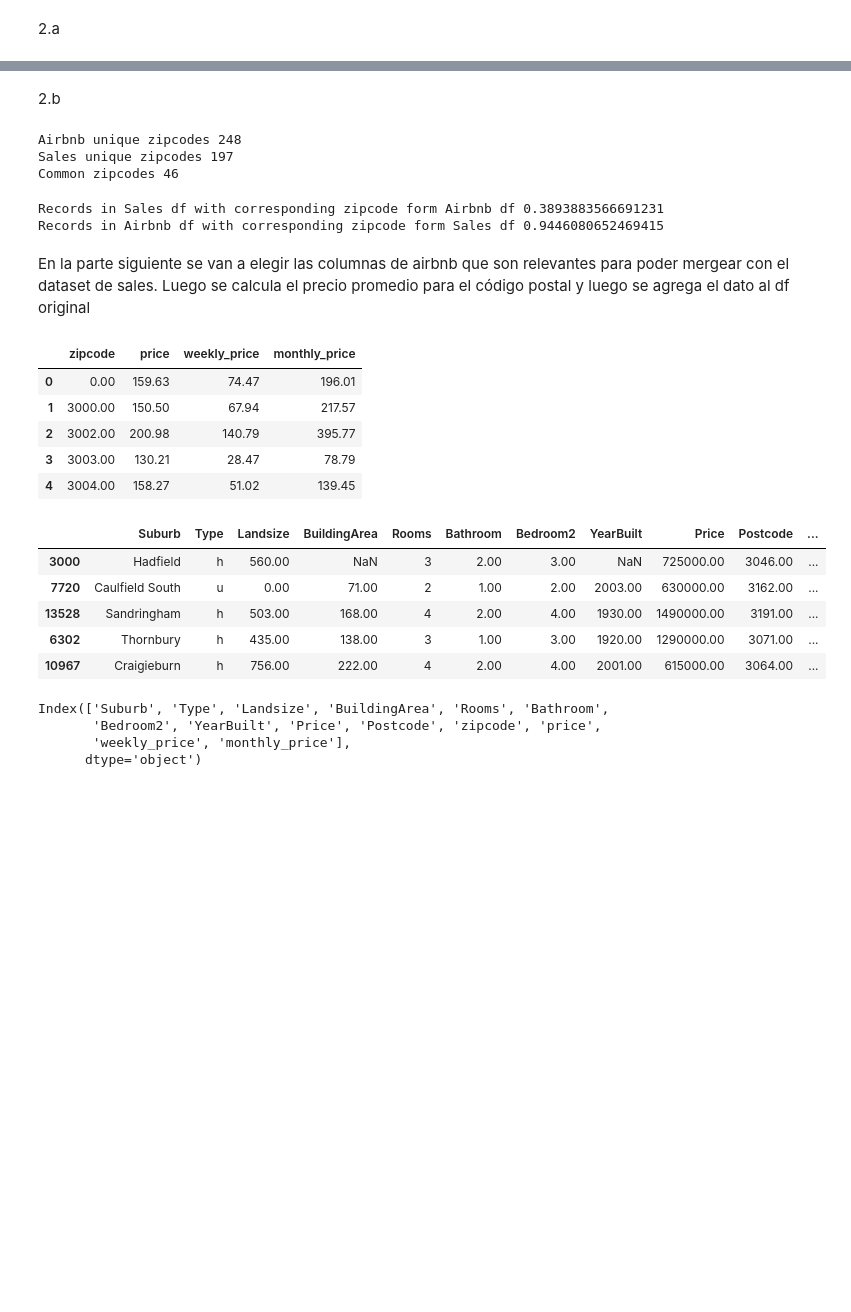
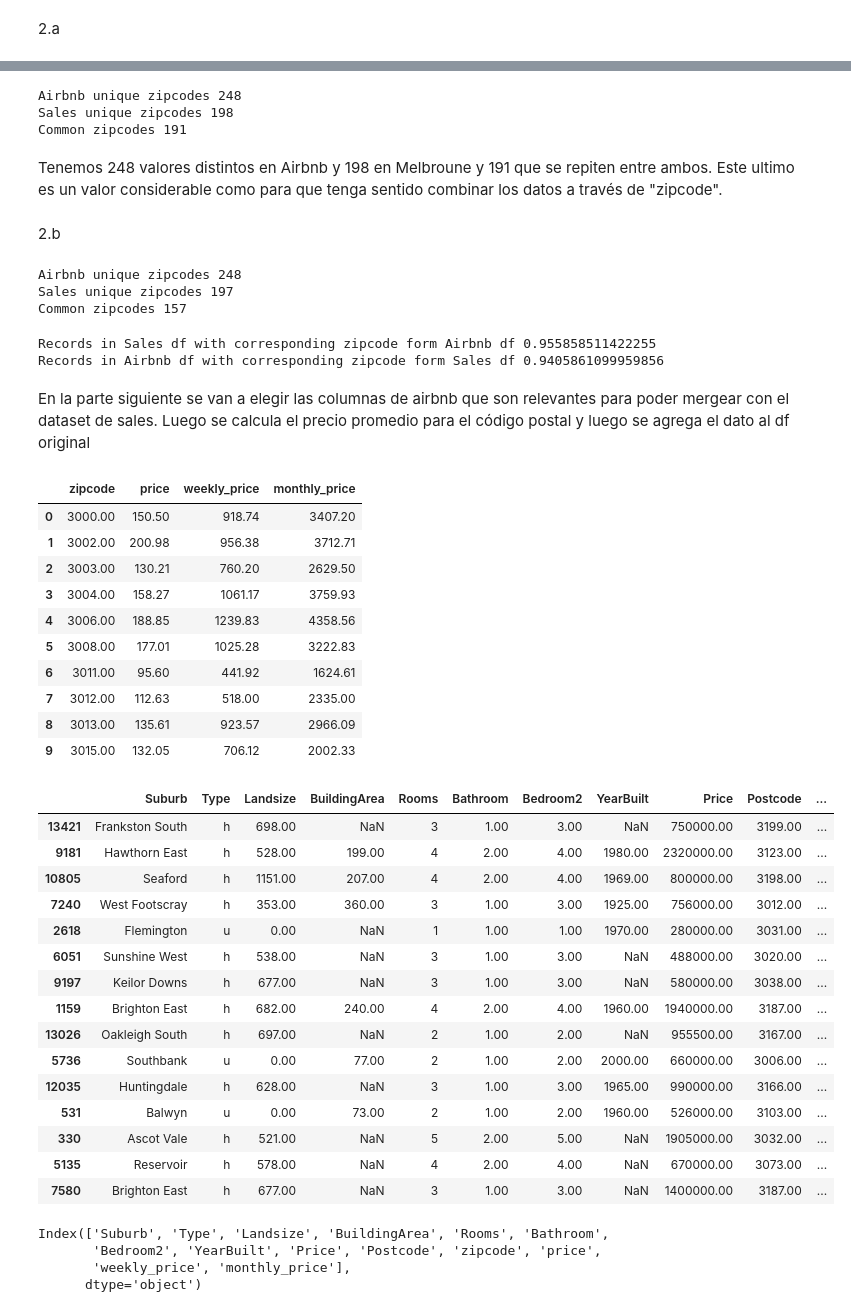
Before and after one commit to bolillogomez/An-lisis-y-Visualizaci-n, a Jupyter notebook: 02.Curación y Analisis Exploratorio/Parte_1.ipynb, the cells around one changed output, grey strips where cells are left out. Cells and saved outputs as stored; diff of their text form; code cells hidden in the pictures; blank space fills up the shorter version.

```diff
--- a/02.Curación y Analisis Exploratorio/Parte_1.ipynb
+++ b/02.Curación y Analisis Exploratorio/Parte_1.ipynb
@@ -993,0 +869,10 @@ msno.bar(airbnb_df_constant,figsize=(12, 6), fontsize=12, color='steelblue')
+# %%
+interesting_cols = [
+  'description', 'neighborhood_overview',
+  'street', 'neighborhood', 'city', 'suburb', 'state', 'zipcode',
+  'price', 'weekly_price', 'monthly_price',
+  'latitude', 'longitude',
+]
+airbnb_df = pd.read_csv( #armamos un data set únicamente con las columnas interesantes
+    'https://cs.famaf.unc.edu.ar/~mteruel/datasets/diplodatos/cleansed_listings_dec18.csv',
+    usecols=interesting_cols)
@@ -993,0 +915,2 @@ msno.bar(airbnb_df_constant,figsize=(12, 6), fontsize=12, color='steelblue')
+# %%
+airbnb_df['zipcode'] = pd.to_numeric(airbnb_df.zipcode, errors='coerce') #Con "to_numeric" llevamos todo a flotante
@@ -994,8 +953,21 @@ msno.bar(airbnb_df_constant,figsize=(12, 6), fontsize=12, color='steelblue')
+# %%
+import numpy
+intersection = numpy.intersect1d(
+    airbnb_df.zipcode.values, sales_df.Postcode.values, assume_unique=False)
+print("Airbnb unique zipcodes", len(airbnb_df.zipcode.unique()))
+print("Sales unique zipcodes", len(sales_df.Postcode.unique()))
+print("Common zipcodes", len(intersection))
+# %% [output]
+Airbnb unique zipcodes 248
+Sales unique zipcodes 198
+Common zipcodes 191
+# %% [markdown]
+Tenemos 248 valores distintos en Airbnb y 198 en Melbroune y 191 que se repiten entre ambos. Este ultimo es un valor considerable como para que tenga sentido combinar los datos a través de "zipcode".
 # %% [markdown]
 2.b
 # %%
-#Filtramos el DF segun los zip code con mas de 100 registros
-df_filtrado = airbnb_df_constant.groupby('zipcode').filter(lambda x: len(x) >100)
+#Filtramos el DF segun los zip code con mas de 10 registros
+df_filtrado = airbnb_df.groupby('zipcode').filter(lambda x: len(x) >10)
 # %%
 #Vemos cuales zipcodes estan en ambos lados y cuales solo en uno
 
@@ -1007,7 +979,7 @@ print("Common zipcodes", len(intersection))
 # %% [output]
 Airbnb unique zipcodes 248
 Sales unique zipcodes 197
-Common zipcodes 46
+Common zipcodes 157
 # %%
 #Analizamos la correspondencia entre los df y vemos que los de airbnb generalmente estan en sales pero no lo contrario
 print('Records in Sales df with corresponding zipcode form Airbnb df',
@@ -1015,8 +987,8 @@ print('Records in Sales df with corresponding zipcode form Airbnb df',
 print('Records in Airbnb df with corresponding zipcode form Sales df',
       df_filtrado.zipcode.isin(intersection).sum() / len(df_filtrado))
 # %% [output]
-Records in Sales df with corresponding zipcode form Airbnb df 0.3893883566691231
-Records in Airbnb df with corresponding zipcode form Sales df 0.9446080652469415
+Records in Sales df with corresponding zipcode form Airbnb df 0.955858511422255
+Records in Airbnb df with corresponding zipcode form Sales df 0.9405861099959856
 # %% [markdown]
 En la parte siguiente se van a elegir las columnas de airbnb que son relevantes para poder mergear con el dataset de sales. Luego se calcula el precio promedio para el código postal y luego se agrega el dato al df original
 # %%
@@ -1025,27 +997,42 @@ relevant_cols = ['price', 'weekly_price', 'monthly_price']
 airbnb_price_by_zipcode = df_filtrado[relevant_cols + ['zipcode']]\
   .groupby('zipcode').mean().reset_index()
 # %%
-airbnb_price_by_zipcode[:5]
+airbnb_price_by_zipcode[:10]
 # %% [output]
 |  | zipcode | price | weekly_price | monthly_price |
-| 0 | 0.00 | 159.63 | 74.47 | 196.01 |
-| 1 | 3000.00 | 150.50 | 67.94 | 217.57 |
-| 2 | 3002.00 | 200.98 | 140.79 | 395.77 |
-| 3 | 3003.00 | 130.21 | 28.47 | 78.79 |
-| 4 | 3004.00 | 158.27 | 51.02 | 139.45 |
+| 0 | 3000.00 | 150.50 | 918.74 | 3407.20 |
+| 1 | 3002.00 | 200.98 | 956.38 | 3712.71 |
+| 2 | 3003.00 | 130.21 | 760.20 | 2629.50 |
+| 3 | 3004.00 | 158.27 | 1061.17 | 3759.93 |
+| 4 | 3006.00 | 188.85 | 1239.83 | 4358.56 |
+| 5 | 3008.00 | 177.01 | 1025.28 | 3222.83 |
+| 6 | 3011.00 | 95.60 | 441.92 | 1624.61 |
+| 7 | 3012.00 | 112.63 | 518.00 | 2335.00 |
+| 8 | 3013.00 | 135.61 | 923.57 | 2966.09 |
+| 9 | 3015.00 | 132.05 | 706.12 | 2002.33 |
 # %%
 merged_sales_df = clean_df7.merge(
     airbnb_price_by_zipcode, how='left',
     left_on='Postcode', right_on='zipcode'
 )
-merged_sales_df.sample(5)
+merged_sales_df.sample(15)
 # %% [output]
 |  | Suburb | Type | Landsize | BuildingArea | Rooms | Bathroom | Bedroom2 | YearBuilt | Price | Postcode | ... |
-| 3000 | Hadfield | h | 560.00 | NaN | 3 | 2.00 | 3.00 | NaN | 725000.00 | 3046.00 | ... |
-| 7720 | Caulfield South | u | 0.00 | 71.00 | 2 | 1.00 | 2.00 | 2003.00 | 630000.00 | 3162.00 | ... |
-| 13528 | Sandringham | h | 503.00 | 168.00 | 4 | 2.00 | 4.00 | 1930.00 | 1490000.00 | 3191.00 | ... |
-| 6302 | Thornbury | h | 435.00 | 138.00 | 3 | 1.00 | 3.00 | 1920.00 | 1290000.00 | 3071.00 | ... |
-| 10967 | Craigieburn | h | 756.00 | 222.00 | 4 | 2.00 | 4.00 | 2001.00 | 615000.00 | 3064.00 | ... |
+| 13421 | Frankston South | h | 698.00 | NaN | 3 | 1.00 | 3.00 | NaN | 750000.00 | 3199.00 | ... |
+| 9181 | Hawthorn East | h | 528.00 | 199.00 | 4 | 2.00 | 4.00 | 1980.00 | 2320000.00 | 3123.00 | ... |
+| 10805 | Seaford | h | 1151.00 | 207.00 | 4 | 2.00 | 4.00 | 1969.00 | 800000.00 | 3198.00 | ... |
+| 7240 | West Footscray | h | 353.00 | 360.00 | 3 | 1.00 | 3.00 | 1925.00 | 756000.00 | 3012.00 | ... |
+| 2618 | Flemington | u | 0.00 | NaN | 1 | 1.00 | 1.00 | 1970.00 | 280000.00 | 3031.00 | ... |
+| 6051 | Sunshine West | h | 538.00 | NaN | 3 | 1.00 | 3.00 | NaN | 488000.00 | 3020.00 | ... |
+| 9197 | Keilor Downs | h | 677.00 | NaN | 3 | 1.00 | 3.00 | NaN | 580000.00 | 3038.00 | ... |
+| 1159 | Brighton East | h | 682.00 | 240.00 | 4 | 2.00 | 4.00 | 1960.00 | 1940000.00 | 3187.00 | ... |
+| 13026 | Oakleigh South | h | 697.00 | NaN | 2 | 1.00 | 2.00 | NaN | 955500.00 | 3167.00 | ... |
+| 5736 | Southbank | u | 0.00 | 77.00 | 2 | 1.00 | 2.00 | 2000.00 | 660000.00 | 3006.00 | ... |
+| 12035 | Huntingdale | h | 628.00 | NaN | 3 | 1.00 | 3.00 | 1965.00 | 990000.00 | 3166.00 | ... |
+| 531 | Balwyn | u | 0.00 | 73.00 | 2 | 1.00 | 2.00 | 1960.00 | 526000.00 | 3103.00 | ... |
+| 330 | Ascot Vale | h | 521.00 | NaN | 5 | 2.00 | 5.00 | NaN | 1905000.00 | 3032.00 | ... |
+| 5135 | Reservoir | h | 578.00 | NaN | 4 | 2.00 | 4.00 | NaN | 670000.00 | 3073.00 | ... |
+| 7580 | Brighton East | h | 677.00 | NaN | 3 | 1.00 | 3.00 | NaN | 1400000.00 | 3187.00 | ... |
 # %%
 merged_sales_df.columns
 # %% [output]
```
Also changed, not shown: parts of 41 cells of this notebook, 1 other file.
